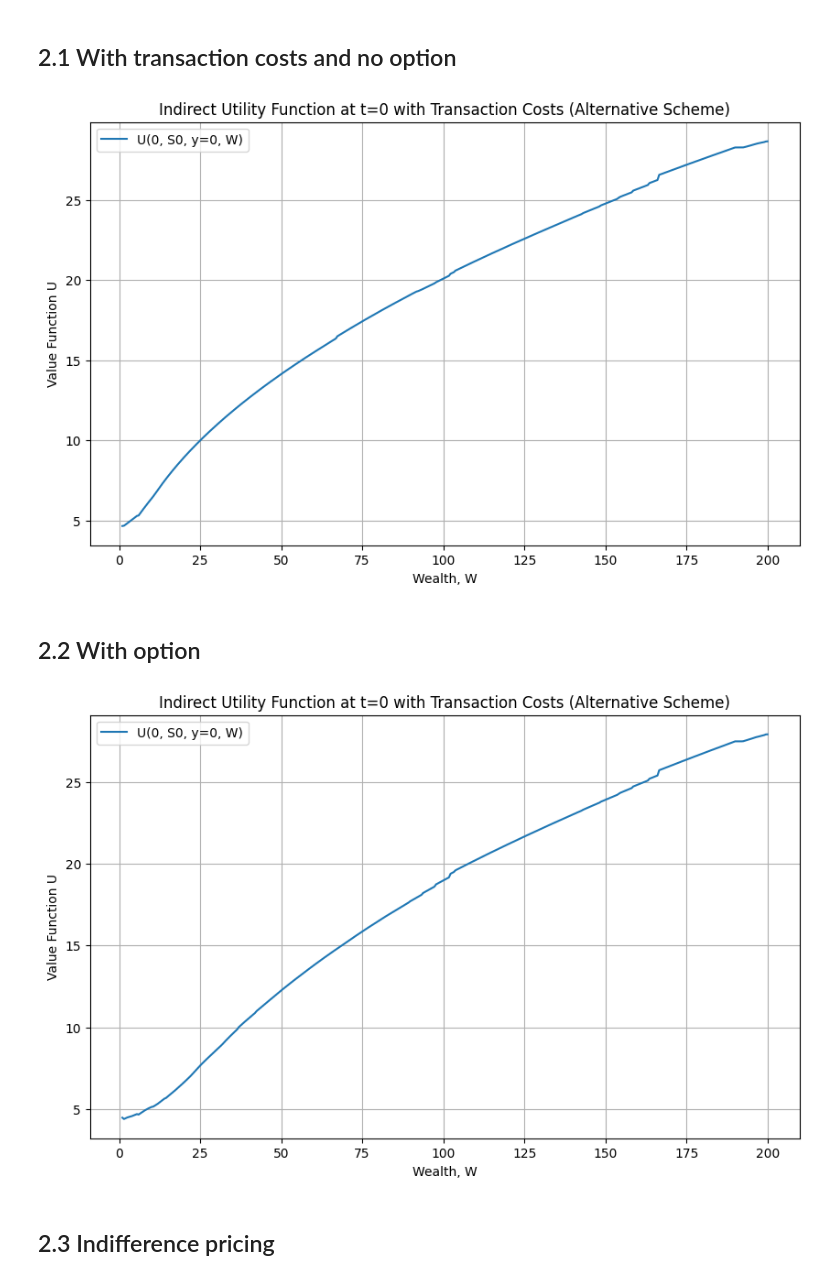
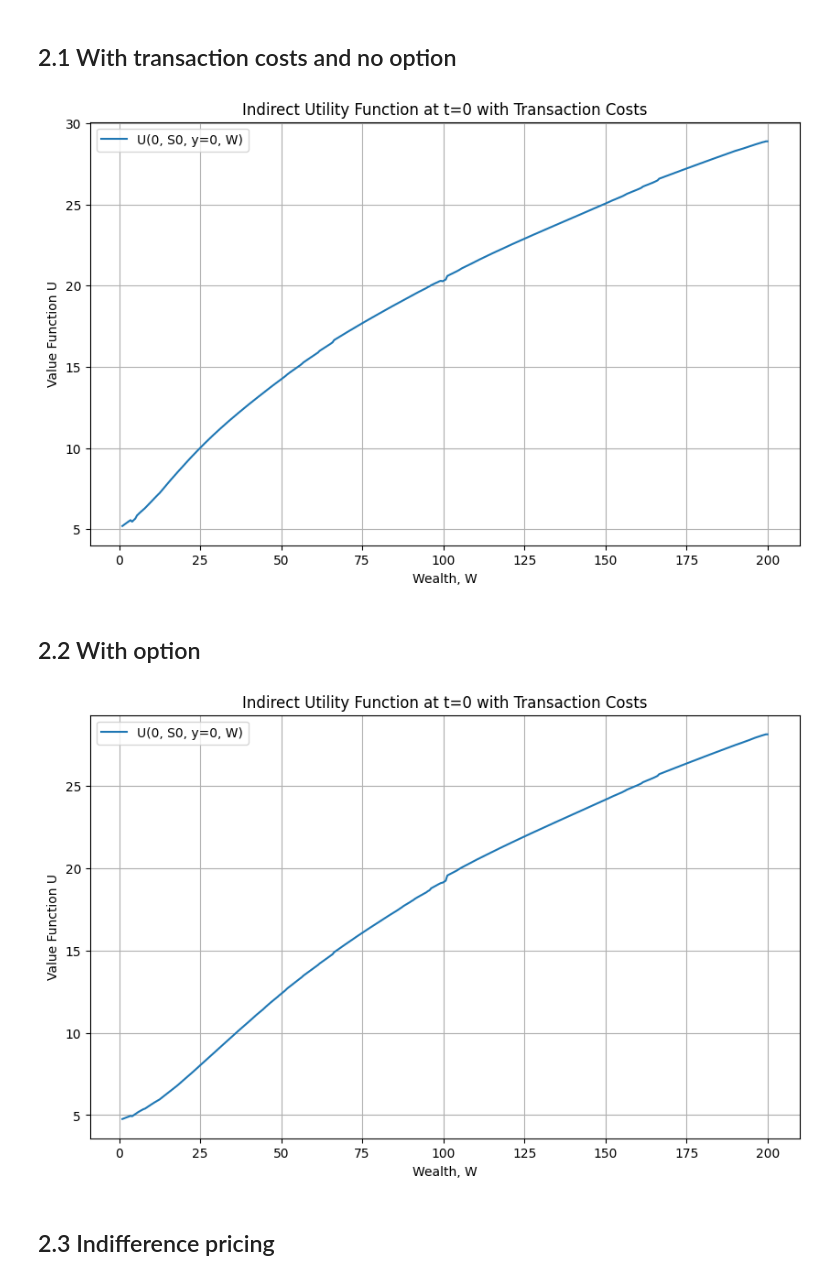
Before and after one commit to JulesArzel/Deep_Hedging_v2, a Jupyter notebook: Main.ipynb, the cells around one changed output. Saved outputs shown, nothing was run; the diff lists cells and outputs as text; code cells hidden in the pictures.

```diff
--- a/Main.ipynb
+++ b/Main.ipynb
@@ -17,7 +17,7 @@ alpha = 0.05
 r = 0.03
 K = 100.0
 gamma = 0.5
-lambda_tc = 0.01
+lambda_tc = 0.0
 
 pi_vals = np.linspace(0, 1, 30)
 
@@ -300,35 +300,35 @@ def solve_dp_with_transaction_cost(option=False):
                         if W_sell <= W_max:
                             j_s = np.argmin(np.abs(W_grid - W_sell))
                             val_sell_up = U[(n + 1, i + 1)][k - 1, j_s]
                             val_sell_down = U[(n + 1, i)][k - 1, j_s]
                             val_sell = p * val_sell_up + (1 - p) * val_sell_down
                         else:
                             val_sell = -1e10
                     else:
                         val_sell = -1e10
 
                     U_val[k, j] = max(val_nt, val_buy, val_sell)
 
             U[(n, i)] = U_val
 
     return U, y_grid
 
 # ------------------------------
 # Solve and Plot Transaction Cost Case (Without Option)
 # ------------------------------
 U_tc, y_grid = solve_dp_with_transaction_cost(option=False)
 k0 = len(y_grid) // 2
 
 plt.figure(figsize=(10, 6))
 plt.plot(W_grid, U_tc[(0,0)][k0,:], label="U(0, S0, y=0, W)")
 plt.xlabel("Wealth, W")
 plt.ylabel("Value Function U")
-plt.title("Indirect Utility Function at t=0 with Transaction Costs (Alternative Scheme)")
+plt.title("Indirect Utility Function at t=0 with Transaction Costs")
 plt.legend()
 plt.grid(True)
 plt.show()
 # %% [output]
-[figure, old version]
+[figure, new version]
 # %% [markdown]
 ## 2.2 With option
 # %%
@@ -342,12 +342,12 @@ plt.figure(figsize=(10, 6))
 plt.plot(W_grid, U_tc_opt[(0,0)][k0,:], label="U(0, S0, y=0, W)")
 plt.xlabel("Wealth, W")
 plt.ylabel("Value Function U")
-plt.title("Indirect Utility Function at t=0 with Transaction Costs (Alternative Scheme)")
+plt.title("Indirect Utility Function at t=0 with Transaction Costs")
 plt.legend()
 plt.grid(True)
 plt.show()
 # %% [output]
-[figure, old version]
+[figure, new version]
 # %% [markdown]
 ## 2.3 Indifference pricing
 # %%
```
Also changed, not shown: parts of 9 cells of this notebook.
